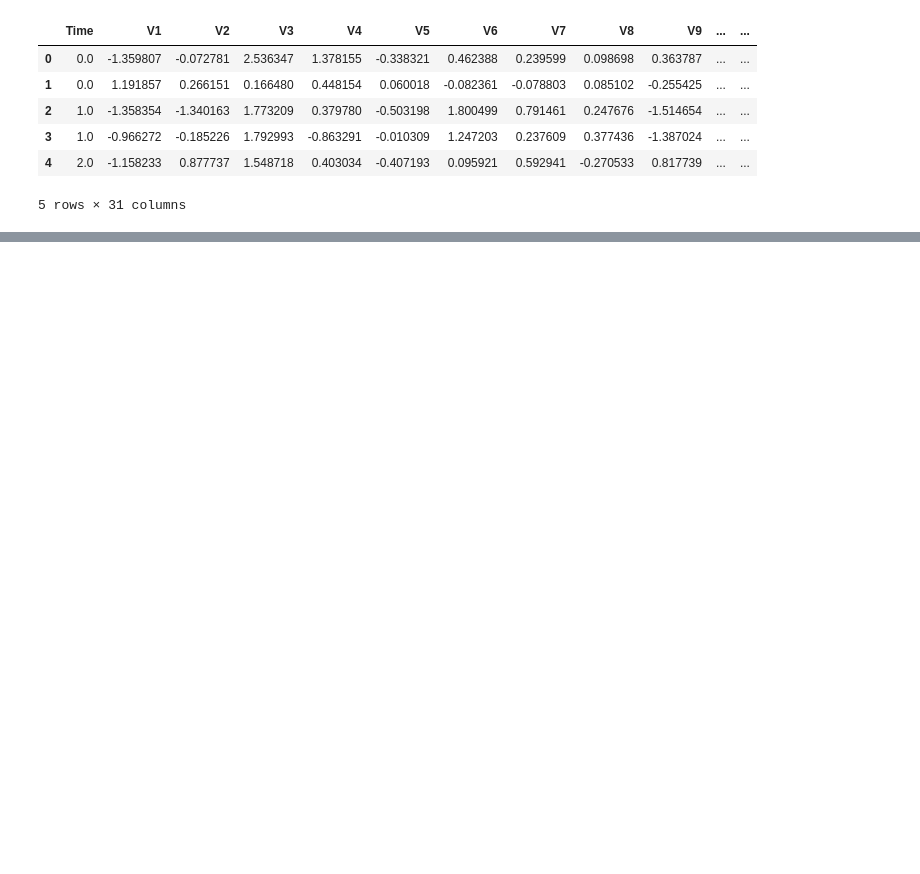
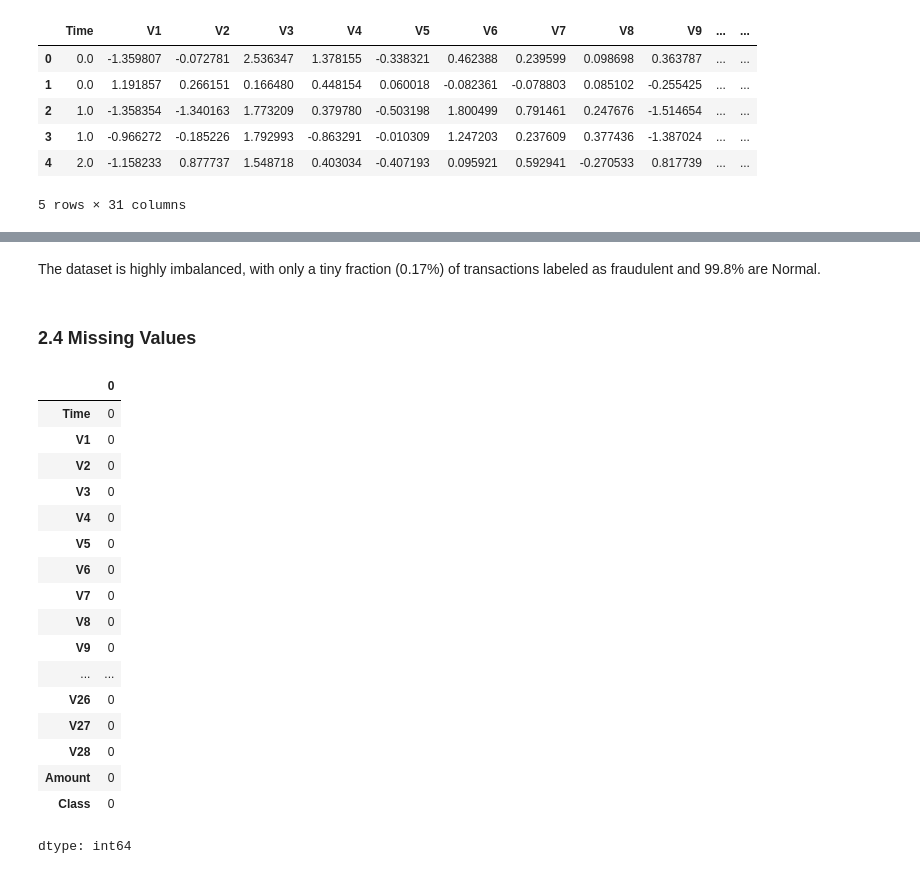
Before and after one commit to rixwan-khan/Credit_Card_Fraud_Detection, a Jupyter notebook: credit_card_fraud_detection.ipynb, the cells around one changed output, grey strips where cells are left out. Drawn from its saved outputs; the diff is of its cells as text; code cells hidden in the pictures; blank space fills up the shorter version.

```diff
--- a/credit_card_fraud_detection.ipynb
+++ b/credit_card_fraud_detection.ipynb
@@ -60,0 +221,25 @@ df.head()
+# %% [markdown]
+The dataset is highly imbalanced, with only a tiny fraction (0.17%) of transactions labeled as fraudulent and 99.8% are Normal.
+# %% [markdown]
+### **2.4 Missing Values**
+# %%
+df.isna().sum()
+# %% [output]
+|  | 0 |
+| Time | 0 |
+| V1 | 0 |
+| V2 | 0 |
+| V3 | 0 |
+| V4 | 0 |
+| V5 | 0 |
+| V6 | 0 |
+| V7 | 0 |
+| V8 | 0 |
+| V9 | 0 |
+| ... | ... |
+| V26 | 0 |
+| V27 | 0 |
+| V28 | 0 |
+| Amount | 0 |
+| Class | 0 |
+dtype: int64
```
Also changed, not shown: parts of 29 cells of this notebook.
